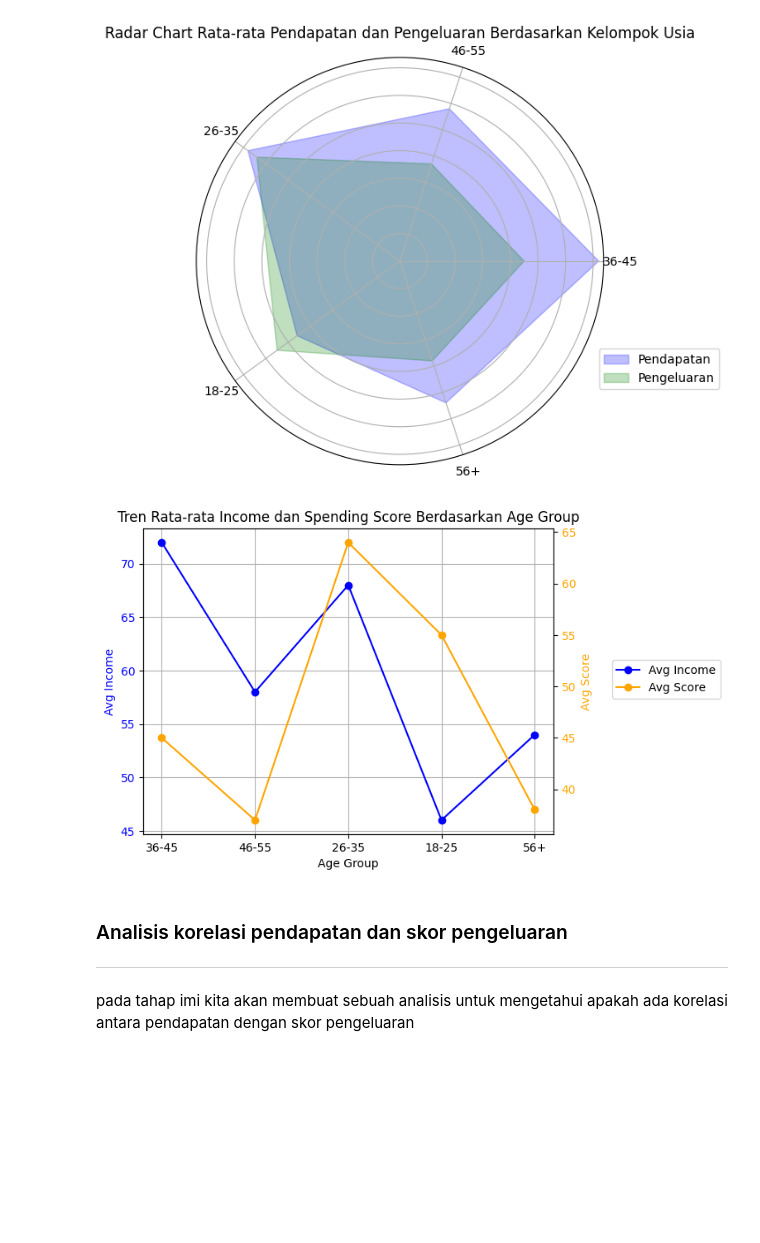
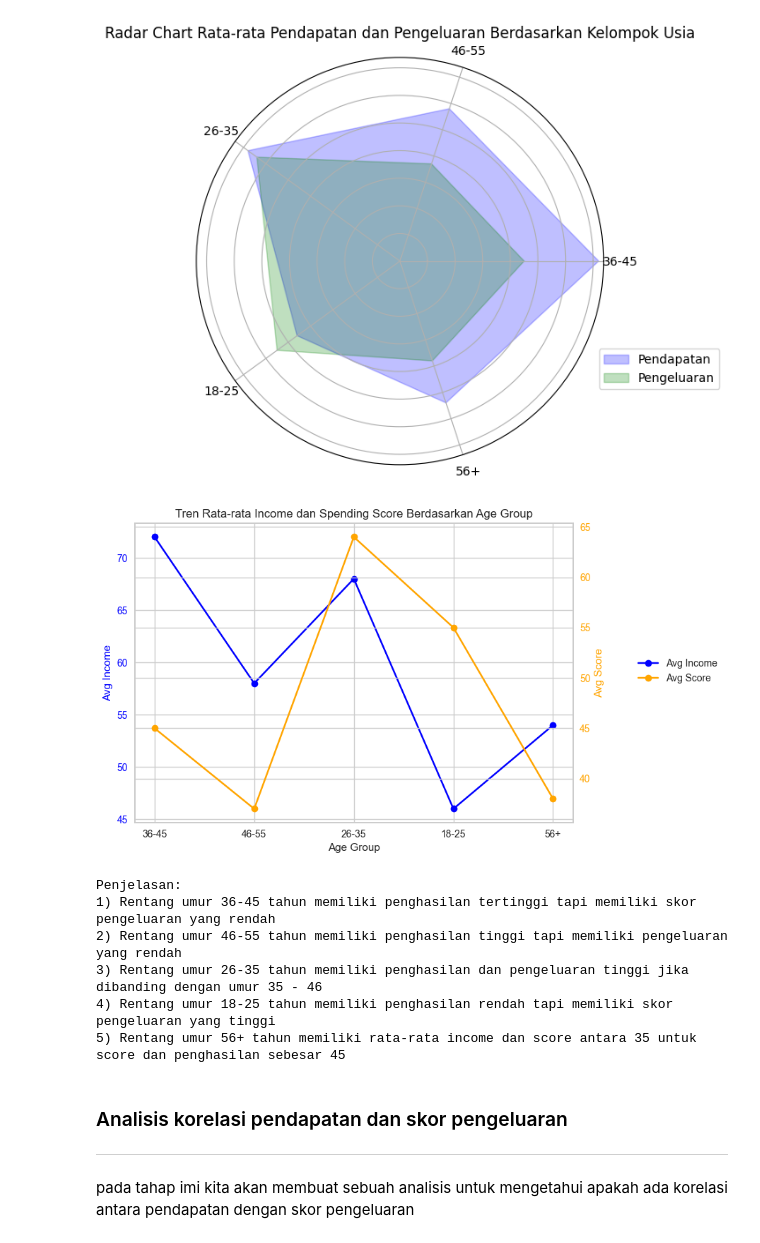
Before and after one commit to BlackBox-Ops/ML-Customer-Segmentation, a Jupyter notebook: notebooks/analisis_eda.ipynb, the cells around one changed output. Saved outputs shown, nothing was run; the diff lists cells and outputs as text; code cells hidden in the pictures; blank space fills up the shorter version.

Commit message:
melakukan revisi dan penambahan insight untuk tiap output dari hasil analisis

```diff
--- a/notebooks/analisis_eda.ipynb
+++ b/notebooks/analisis_eda.ipynb
@@ -751,28 +772,41 @@ plt.show()
 # %%
 fig, ax1 = plt.subplots()
 
 # Plot avg_income
 ax1.plot(income_score_age_avg_df['age_group'], income_score_age_avg_df['avg_income'], marker='o', color='blue', label='Avg Income')
 ax1.set_xlabel('Age Group')
 ax1.set_ylabel('Avg Income', color='blue')
 ax1.tick_params(axis='y', labelcolor='blue')
 
 # Create a second y-axis for avg_score
 ax2 = ax1.twinx()
 ax2.plot(income_score_age_avg_df['age_group'], income_score_age_avg_df['avg_score'], marker='o', color='orange', label='Avg Score')
 ax2.set_ylabel('Avg Score', color='orange')
 ax2.tick_params(axis='y', labelcolor='orange')
 
 # Add title and grid
 plt.title('Tren Rata-rata Income dan Spending Score Berdasarkan Age Group')
 ax1.grid(True)
 
 # Add legends
 fig.legend(loc='center left', bbox_to_anchor=(1, 0.5))
 
 plt.show()
+
+print("Penjelasan:\n"
+        "1) Rentang umur 36-45 tahun memiliki penghasilan tertinggi tapi memiliki skor pengeluaran yang rendah \n"
+        "2) Rentang umur 46-55 tahun memiliki penghasilan tinggi tapi memiliki pengeluaran yang rendah \n"
+        "3) Rentang umur 26-35 tahun memiliki penghasilan dan pengeluaran tinggi jika dibanding dengan umur 35 - 46 \n"
+        "4) Rentang umur 18-25 tahun memiliki penghasilan rendah tapi memiliki skor pengeluaran yang tinggi \n"
+        "5) Rentang umur 56+ tahun memiliki rata-rata income dan score antara 35 untuk score dan penghasilan sebesar 45" )
 # %% [output]
-[figure, old version]
+[figure, new version]
+Penjelasan:
+1) Rentang umur 36-45 tahun memiliki penghasilan tertinggi tapi memiliki skor pengeluaran yang rendah
+2) Rentang umur 46-55 tahun memiliki penghasilan tinggi tapi memiliki pengeluaran yang rendah
+3) Rentang umur 26-35 tahun memiliki penghasilan dan pengeluaran tinggi jika dibanding dengan umur 35 - 46
+4) Rentang umur 18-25 tahun memiliki penghasilan rendah tapi memiliki skor pengeluaran yang tinggi
+5) Rentang umur 56+ tahun memiliki rata-rata income dan score antara 35 untuk score dan penghasilan sebesar 45
 # %% [markdown]
 ### Analisis korelasi pendapatan dan skor pengeluaran
 ---
```
Also changed, not shown: parts of 6 cells of this notebook.
